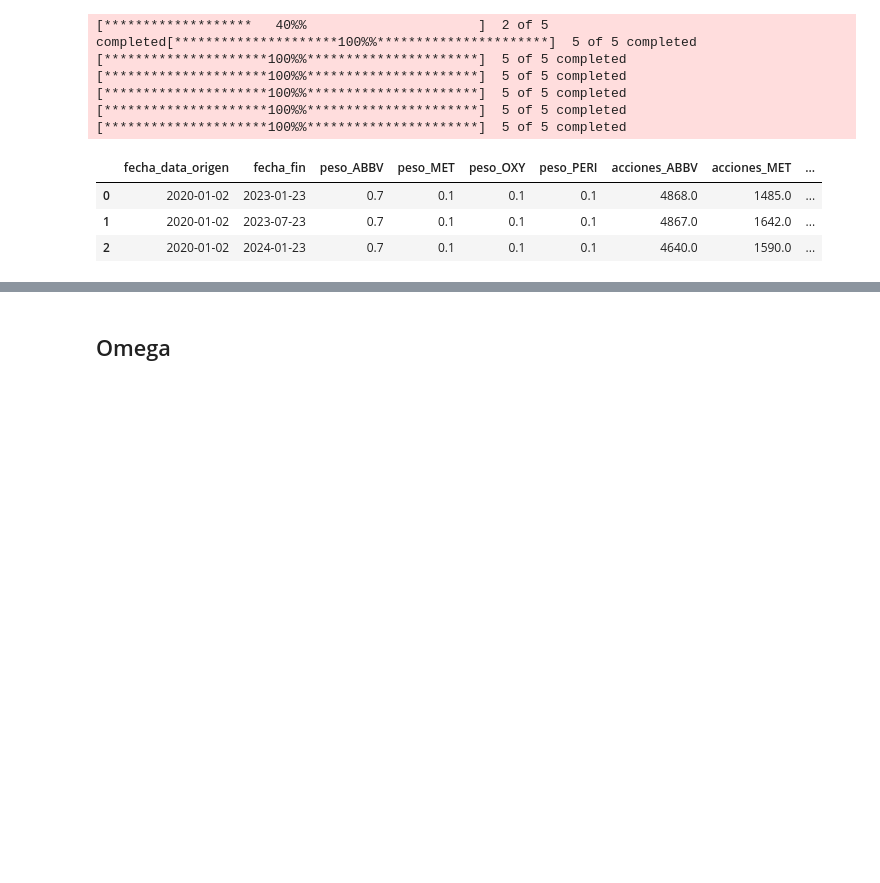
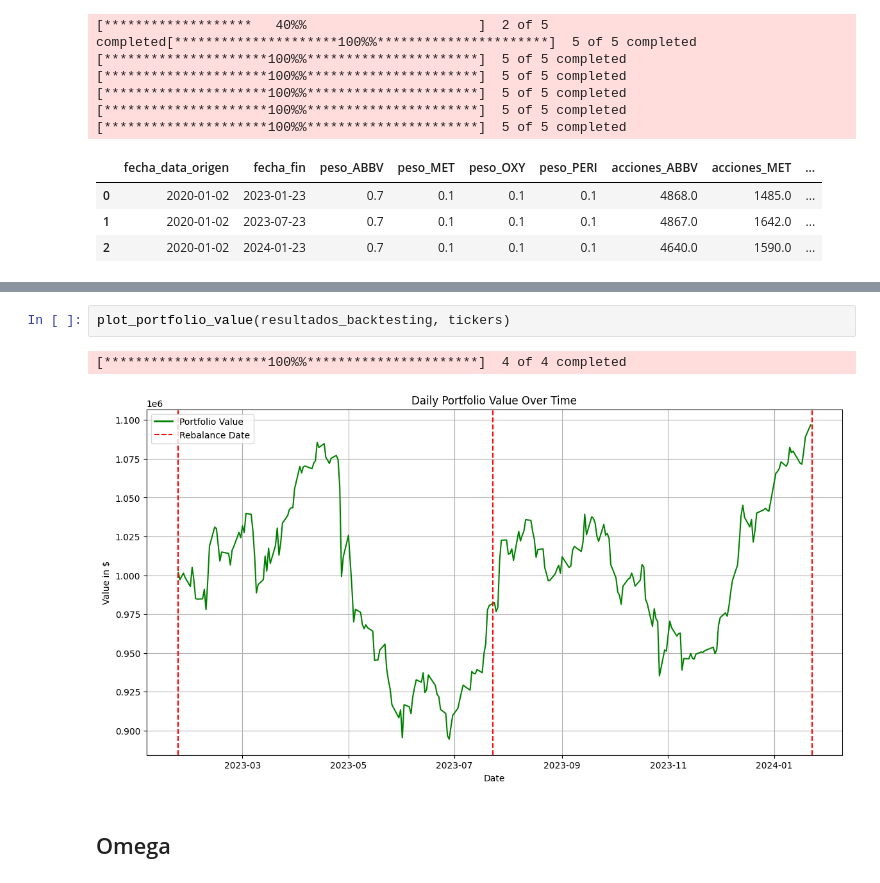
Before and after one commit to diegotita4/PAP-QAA_strategies, a Jupyter notebook: validations2.0.ipynb, the cells around one changed output, grey strips where cells are left out. Cells and saved outputs as stored; diff of their text form; blank space fills up the shorter version.

```diff
--- a/validations2.0.ipynb
+++ b/validations2.0.ipynb
@@ -192,3 +138,8 @@ plt.show()
+# %%
+plot_portfolio_value(resultados_backtesting, tickers)
+# %% [output]
+[*********************100%%**********************]  4 of 4 completed
+[figure, added]
 # %% [markdown]
 ## Omega
 # %%
```
Also changed, not shown: parts of 9 cells of this notebook, 1 other file.
